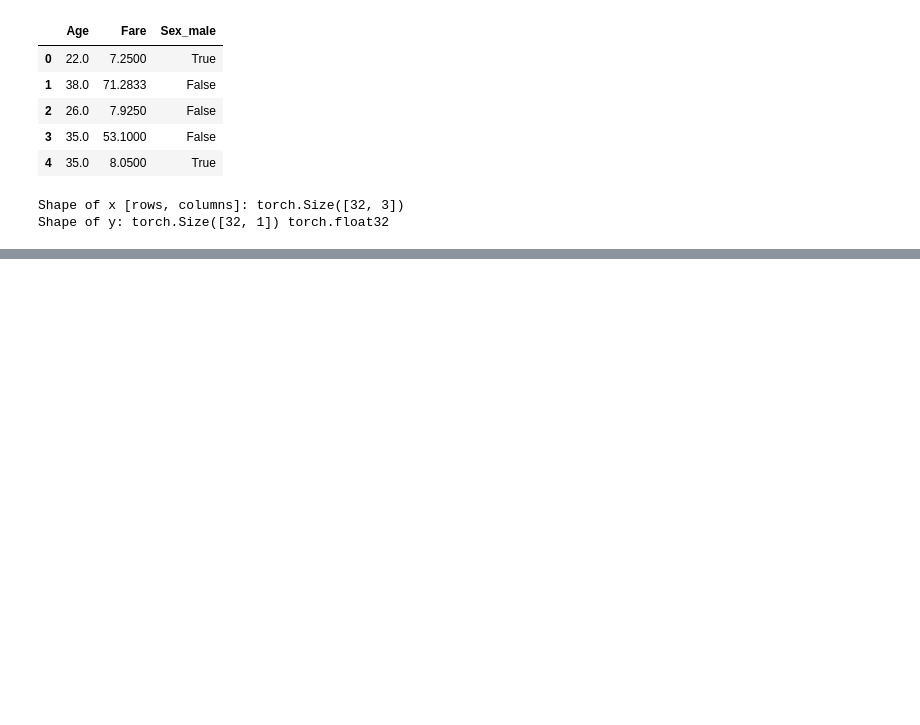
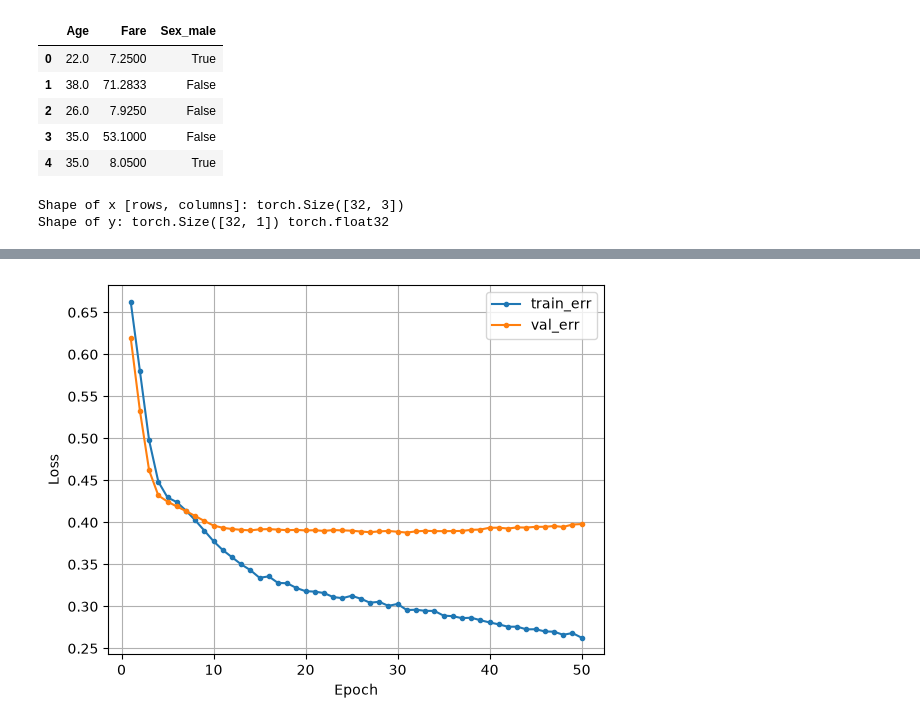
Before and after one commit to yunhoyommm/bigdata_21st, a Jupyter notebook: big21/dl-dev/chap04/이진분류모델실습.ipynb, the cells around one changed output, grey strips where cells are left out. Saved outputs shown, nothing was run; the diff lists cells and outputs as text; code cells hidden in the pictures; blank space fills up the shorter version.

```diff
--- a/big21/dl-dev/chap04/이진분류모델실습.ipynb
+++ b/big21/dl-dev/chap04/이진분류모델실습.ipynb
@@ -192,0 +358,10 @@ print(pred.cpu().numpy()[:5])
+# %%
+train_loader, x_val_ts, y_val_ts = make_DataLoader(x_train, x_val, y_train, y_val, 32)
+# %%
+from torchsummary import summary
+n_feature = x.shape[1]
+model = nn.Sequential(nn.Linear(n_feature, 16), nn.ReLU(),
+            nn.Linear(16, 8), nn.ReLU(),
+            nn.Linear(8, 1), nn.Sigmoid()
+            ).to(device)
+summary(model, input_size=(n_feature,))
@@ -192,0 +388,12 @@ print(pred.cpu().numpy()[:5])
+# %%
+loss_fn = nn.BCELoss()
+optimizer = Adam(model.parameters(), lr=0.001)
+# %%
+epochs = 50
+tr_loss_list, val_loss_list = [], []
+for t in range(epochs):
+    tr_loss = train(train_loader, model, loss_fn, optimizer, device)
+    val_loss,_ = evaluate(x_val_ts, y_val_ts, model, loss_fn, device)
+    tr_loss_list.append(tr_loss)
+    val_loss_list.append(val_loss)
+    print(f'Epoch {t+1}, train loss : {tr_loss:4f}, val loss : {val_loss:4f}')
@@ -192,0 +418,4 @@ print(pred.cpu().numpy()[:5])
+# %%
+dl_learning_curve(tr_loss_list, val_loss_list)
+# %% [output]
+[figure, added]
```
Also changed, not shown: parts of 24 cells of this notebook, 5 other files.
